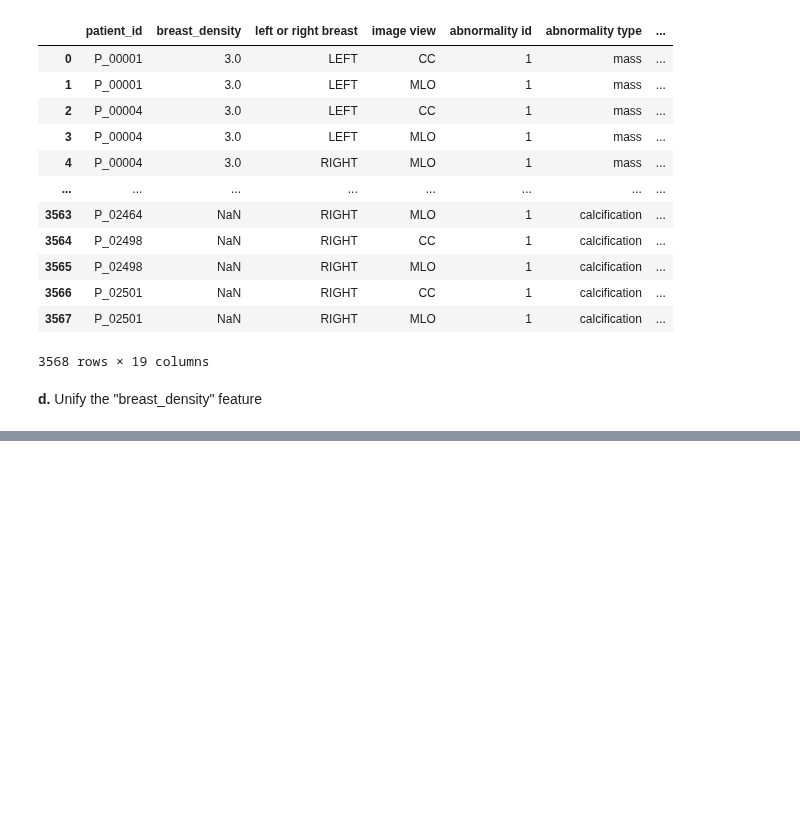
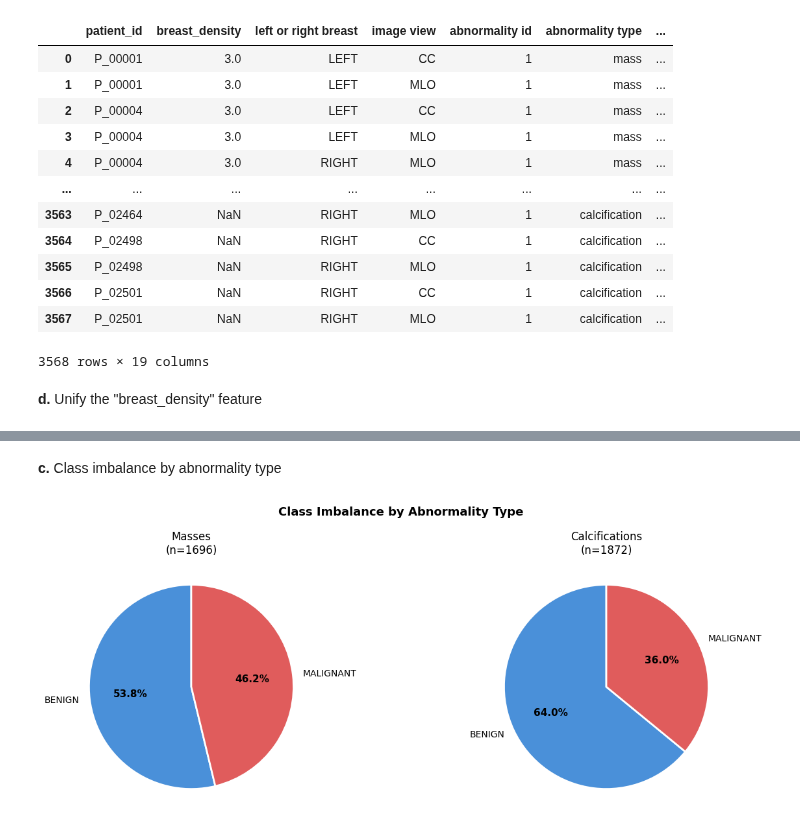
Before and after one commit to AlexanderSanchezGarcia/Breast_Cancer_QML, a Jupyter notebook: Code/1_EDA.ipynb, the cells around one changed output, grey strips where cells are left out. Cells and saved outputs as stored; diff of their text form; code cells hidden in the pictures; blank space fills up the shorter version.

```diff
--- a/Code/1_EDA.ipynb
+++ b/Code/1_EDA.ipynb
@@ -151,0 +584,28 @@ df
+# %% [markdown]
+**c.** Class imbalance by abnormality type
+# %%
+fig, axes = plt.subplots(1, 2, figsize=(13, 5))
+fig.suptitle("Class Imbalance by Abnormality Type", fontsize=13, fontweight="bold")
+
+for ax, ftype in zip(axes, ["mass", "calcification"]):
+    subset = df[df["abnormality type"] == ftype]["pathology"].value_counts()
+    wedge_colors = ["#4A90D9", "#E05C5C"]
+    wedges, texts, autotexts = ax.pie(
+        subset.values,
+        labels=subset.index,
+        autopct="%1.1f%%",
+        colors=wedge_colors,
+        startangle=90,
+        wedgeprops={"edgecolor": "white", "linewidth": 2}
+    )
+    for at in autotexts:
+        at.set_fontsize(11)
+        at.set_fontweight("bold")
+    title = "Masses" if ftype == "mass" else "Calcifications"
+    ax.set_title(f"{title}\n(n={subset.sum()})", fontsize=12)
+
+plt.tight_layout()
+# plt.savefig(OUTPUT_DIR / "B2_imbalance_by_finding.png", dpi=150, bbox_inches="tight")
+plt.show()
+# %% [output]
+[figure, added]
```
Also changed, not shown: parts of 49 cells of this notebook, 1 other file.
